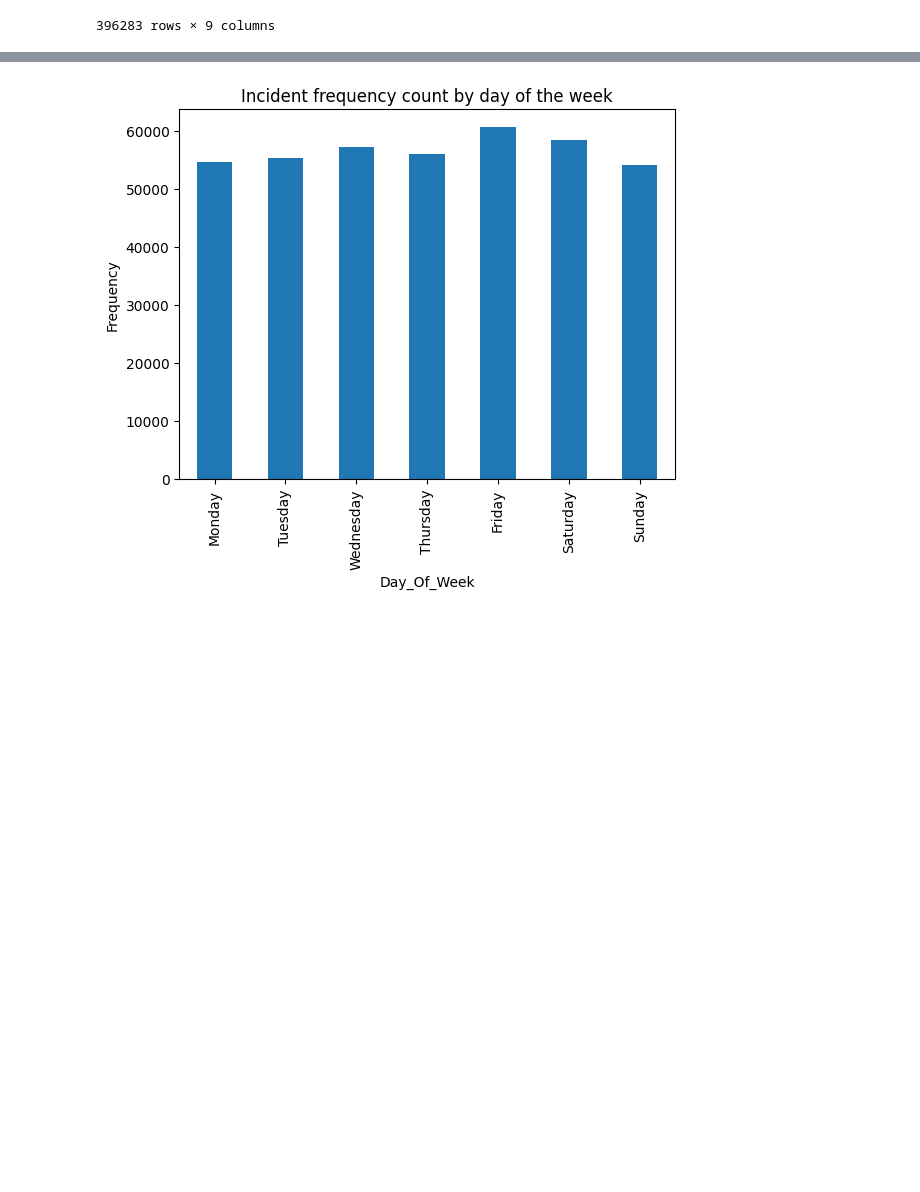
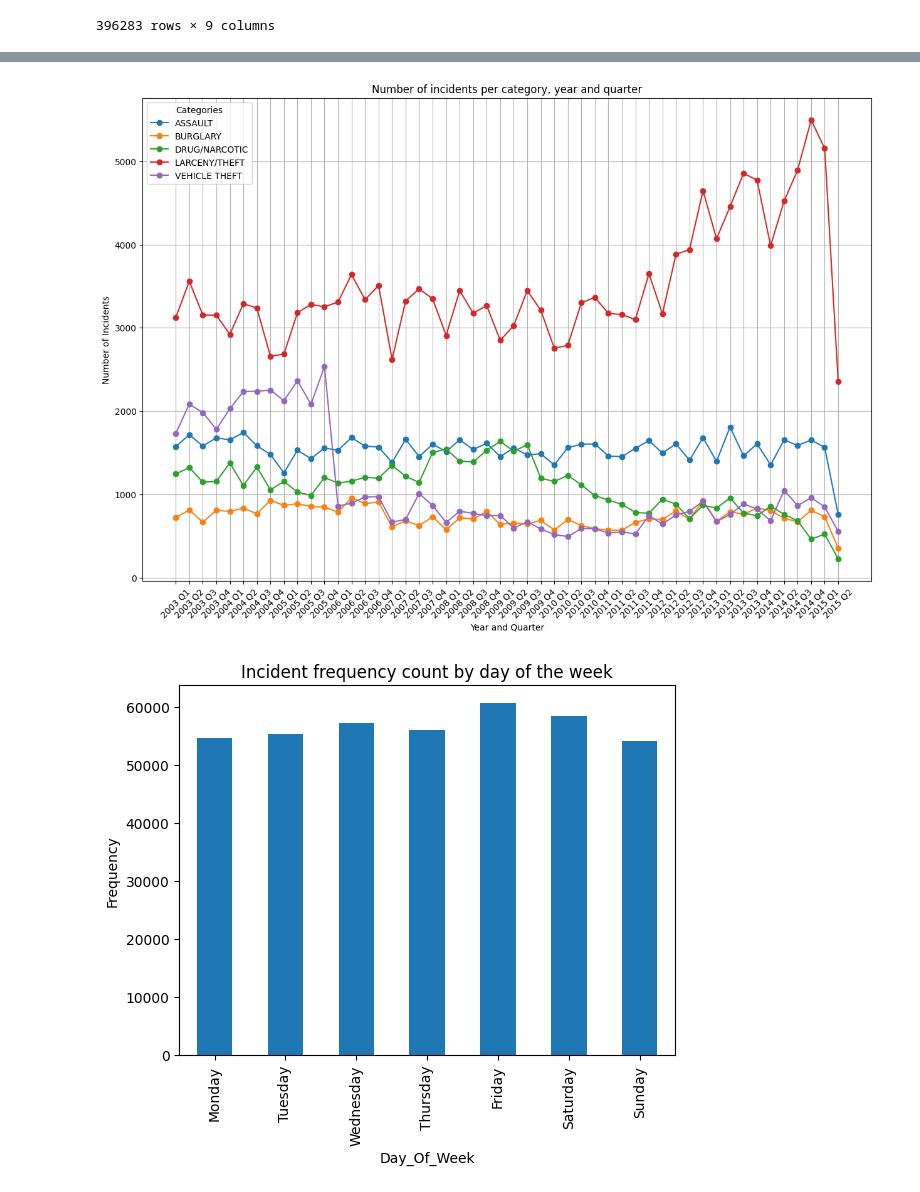
Before and after one commit to HassanAlhawari1998/SF-CrimePredict, a Jupyter notebook: Data_Preprocessing.ipynb, the cells around one changed output, grey strips where cells are left out. Cells and saved outputs as stored; diff of their text form; code cells hidden in the pictures; blank space fills up the shorter version.

```diff
--- a/Data_Preprocessing.ipynb
+++ b/Data_Preprocessing.ipynb
@@ -184 +235,24 @@ plt.show()
+# %%
+# group by year,quarter and category
+grouped = filter_df.groupby(['year', 'quarter', 'Category']).size()
+grouped_df = grouped.unstack('Category', fill_value=0)
+
+# new combined index
+grouped_df.index = ['{} Q{}'.format(year, quarter) for year, quarter in grouped_df.index]
+
+# plot
+plt.figure(figsize=(15, 10))
+# line for each category
+for category in grouped_df.columns:
+    plt.plot(grouped_df.index, grouped_df[category], label=category, marker='o')
+
+plt.title('Number of incidents per category, year and quarter')
+plt.xlabel('Year and Quarter')
+plt.ylabel('Number of Incidents')
+plt.xticks(rotation=45)
+plt.legend(title='Categories')
+plt.grid(True)
+plt.show()
+# %% [output]
+[figure, added]
 # %%
```
Also changed, not shown: parts of 6 cells of this notebook.
